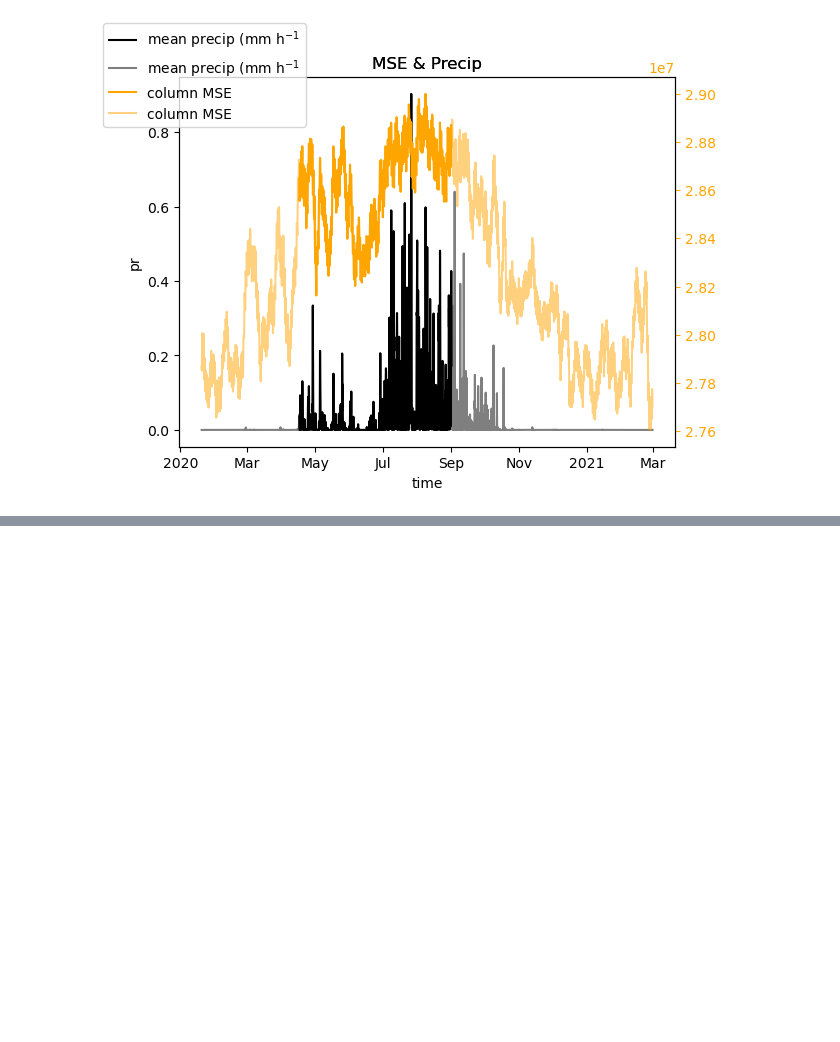
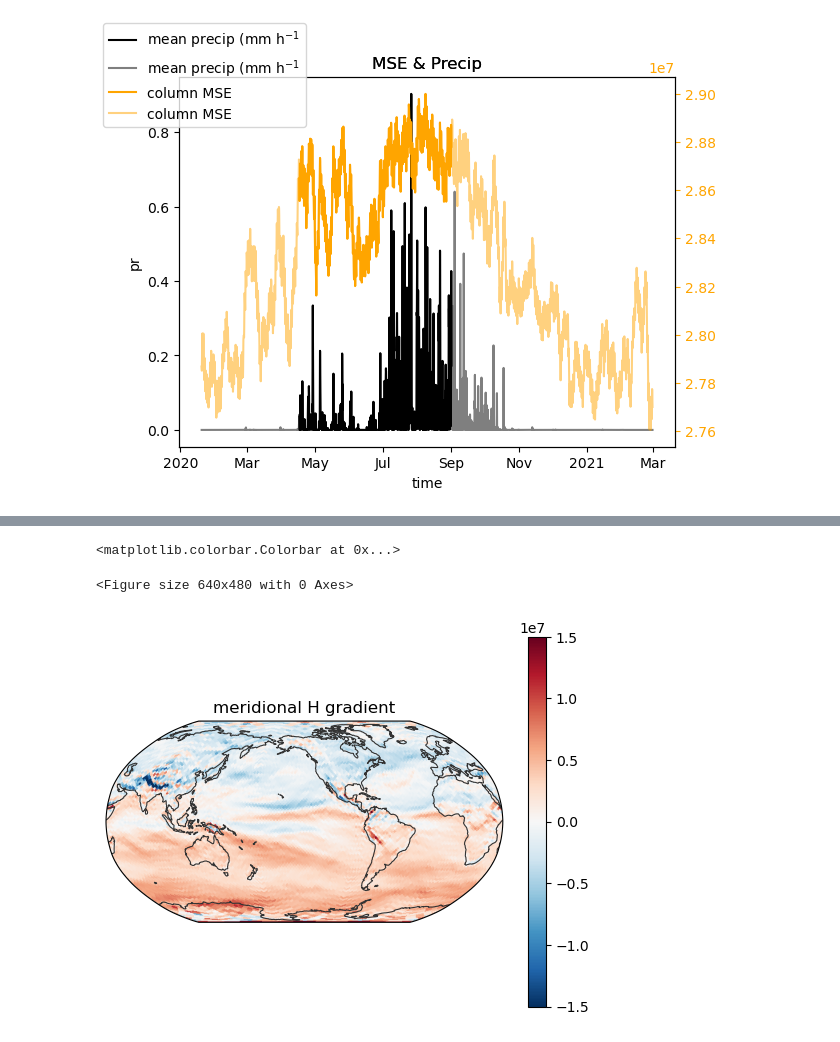
Before and after one commit to fran-morris-research/hackathon-monsoons, a Jupyter notebook: mse/mse_calc_test.ipynb, the cells around one changed output, grey strips where cells are left out. Cells and saved outputs as stored; diff of their text form; code cells hidden in the pictures; blank space fills up the shorter version.

Commit message:
added mse gradient calculation
this can be used to calculate energy equator for #32 as well as MSE #36

```diff
--- a/mse/mse_calc_test.ipynb
+++ b/mse/mse_calc_test.ipynb
@@ -100,0 +142,15 @@ fig.legend(loc="upper left")
+# %%
+dHdlat = xr.DataArray(
+    data=-hp.pixelfunc.reorder(der1[1],inp="RING",out="NEST"),
+    coords=this_H.coords,
+    dims=this_H.dims,
+    name="meridional derivative of MSE",
+)
+# %%
+m=egh.healpix_show(dHdlat,cmap="RdBu_r",vmin=-1.5e7,vmax=1.5e7)
+plt.title("meridional H gradient")
+plt.colorbar(m)
+# %% [output]
+<matplotlib.colorbar.Colorbar at 0x...>
+<Figure size 640x480 with 0 Axes>
+[figure, added]
```
Also changed, not shown: parts of 14 cells of this notebook.
